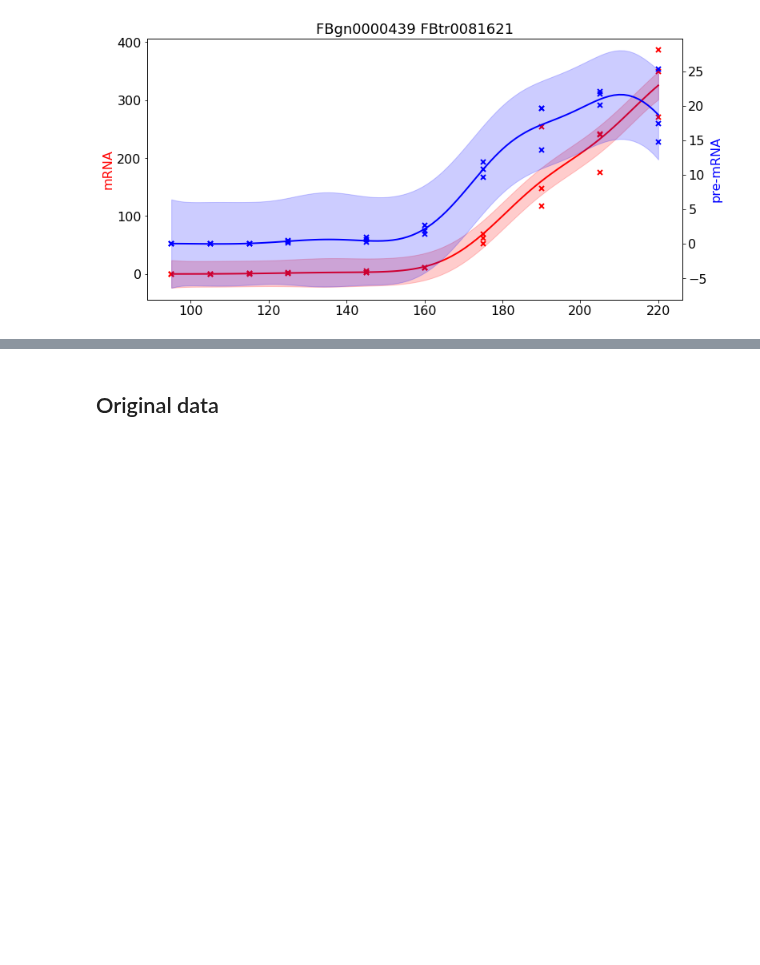
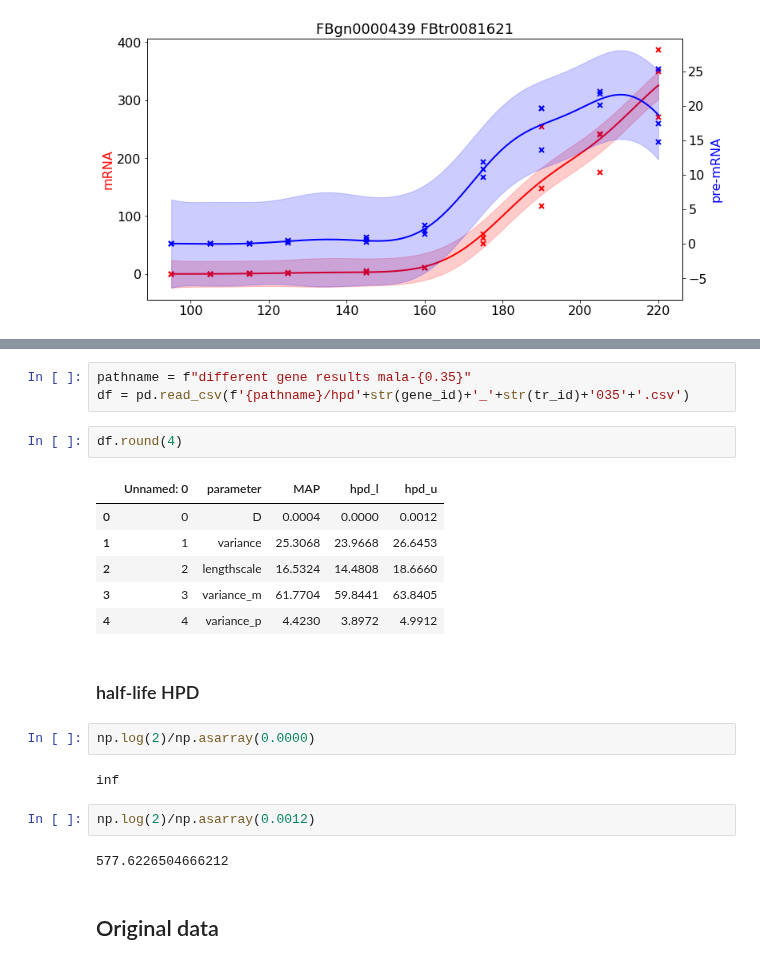
Before and after one commit to ManchesterBioinference/GP_Transcription_Dynamics, a Jupyter notebook: Notebooks/demo_dfd.ipynb, the cells around one changed output, grey strips where cells are left out. Drawn from its saved outputs; the diff is of its cells as text; blank space fills up the shorter version.

```diff
--- a/Notebooks/demo_dfd.ipynb
+++ b/Notebooks/demo_dfd.ipynb
@@ -125,3 +256,25 @@ predicted y failed, predicted f
+# %%
+pathname = f"different gene results mala-{0.35}"
+df = pd.read_csv(f'{pathname}/hpd'+str(gene_id)+'_'+str(tr_id)+'035'+'.csv')
+# %%
+df.round(4)
+# %% [output]
+|  | Unnamed: 0 | parameter | MAP | hpd_l | hpd_u |
+| 0 | 0 | D | 0.0004 | 0.0000 | 0.0012 |
+| 1 | 1 | variance | 25.3068 | 23.9668 | 26.6453 |
+| 2 | 2 | lengthscale | 16.5324 | 14.4808 | 18.6660 |
+| 3 | 3 | variance_m | 61.7704 | 59.8441 | 63.8405 |
+| 4 | 4 | variance_p | 4.4230 | 3.8972 | 4.9912 |
+# %% [markdown]
+### half-life HPD
+# %%
+np.log(2)/np.asarray(0.0000)
+# %% [output]
+inf
+# %%
+np.log(2)/np.asarray(0.0012)
+# %% [output]
+577.6226504666212
 # %% [markdown]
 ## Original data
 # %%
```
Also changed, not shown: parts of 13 cells of this notebook, 2 other files.
